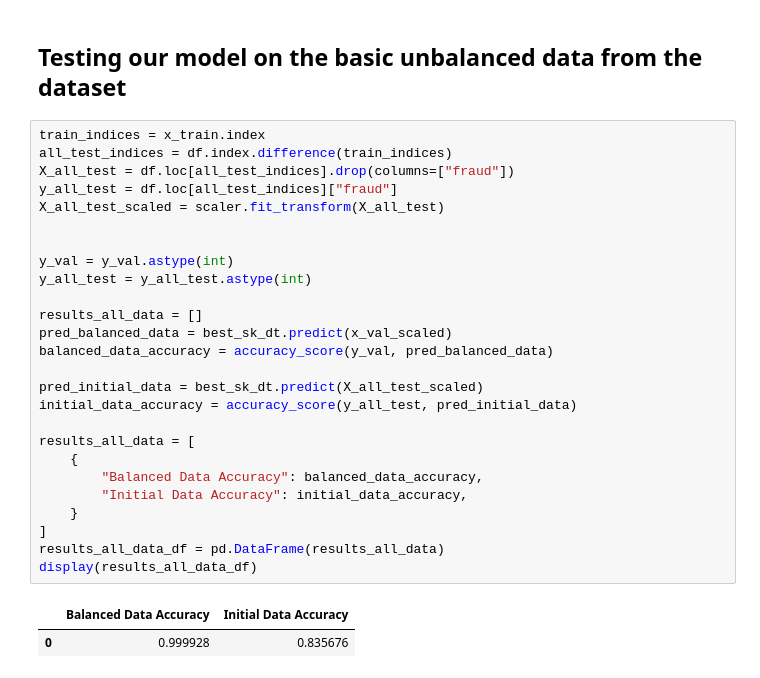
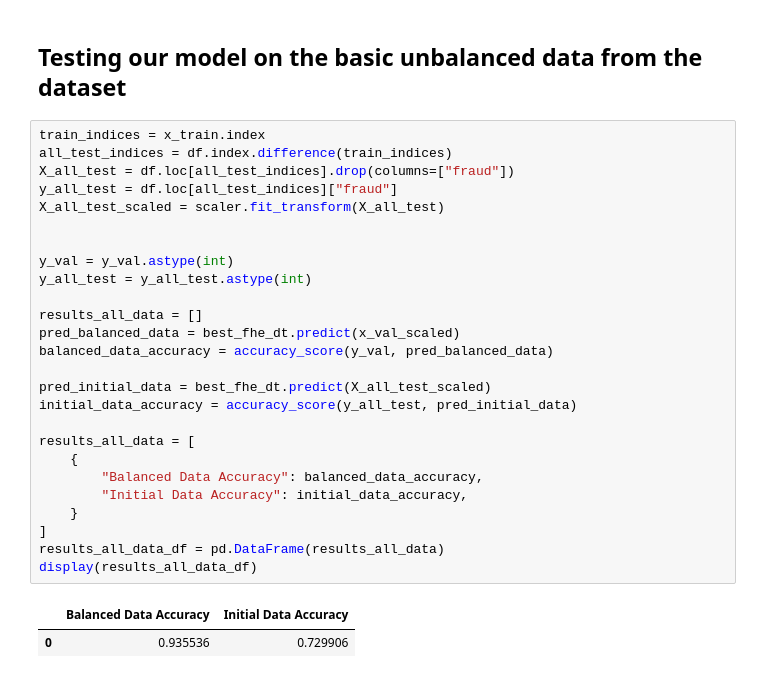
Before and after one commit to CirSandro/private-fhe-fraud-detection, a Jupyter notebook: src/card_credit.ipynb, the cells around one changed output. Saved outputs shown, nothing was run; the diff lists cells and outputs as text.

Commit message:
fix: notebook accuracy initial data

```diff
--- a/src/card_credit.ipynb
+++ b/src/card_credit.ipynb
@@ -564,29 +564,29 @@ dev.save()
 # %%
 train_indices = x_train.index
 all_test_indices = df.index.difference(train_indices)
 X_all_test = df.loc[all_test_indices].drop(columns=["fraud"])
 y_all_test = df.loc[all_test_indices]["fraud"]
 X_all_test_scaled = scaler.fit_transform(X_all_test)
 
 
 y_val = y_val.astype(int)
 y_all_test = y_all_test.astype(int)
 
 results_all_data = []
-pred_balanced_data = best_sk_dt.predict(x_val_scaled)
+pred_balanced_data = best_fhe_dt.predict(x_val_scaled)
 balanced_data_accuracy = accuracy_score(y_val, pred_balanced_data)
 
-pred_initial_data = best_sk_dt.predict(X_all_test_scaled)
+pred_initial_data = best_fhe_dt.predict(X_all_test_scaled)
 initial_data_accuracy = accuracy_score(y_all_test, pred_initial_data)
 
 results_all_data = [
     {
         "Balanced Data Accuracy": balanced_data_accuracy,
         "Initial Data Accuracy": initial_data_accuracy,
     }
 ]
 results_all_data_df = pd.DataFrame(results_all_data)
 display(results_all_data_df)
 # %% [output]
 |  | Balanced Data Accuracy | Initial Data Accuracy |
-| 0 | 0.999928 | 0.835676 |
+| 0 | 0.935536 | 0.729906 |
```
